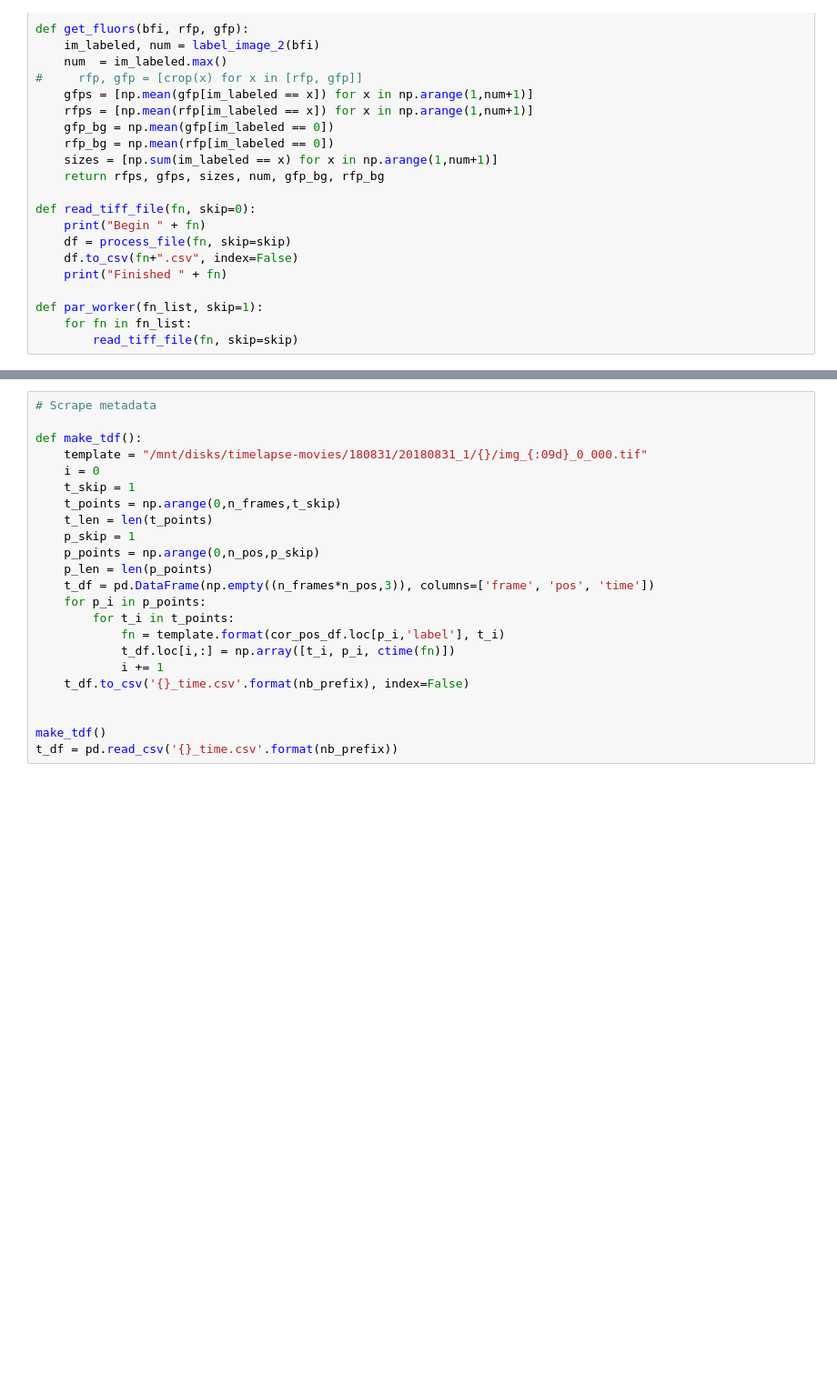
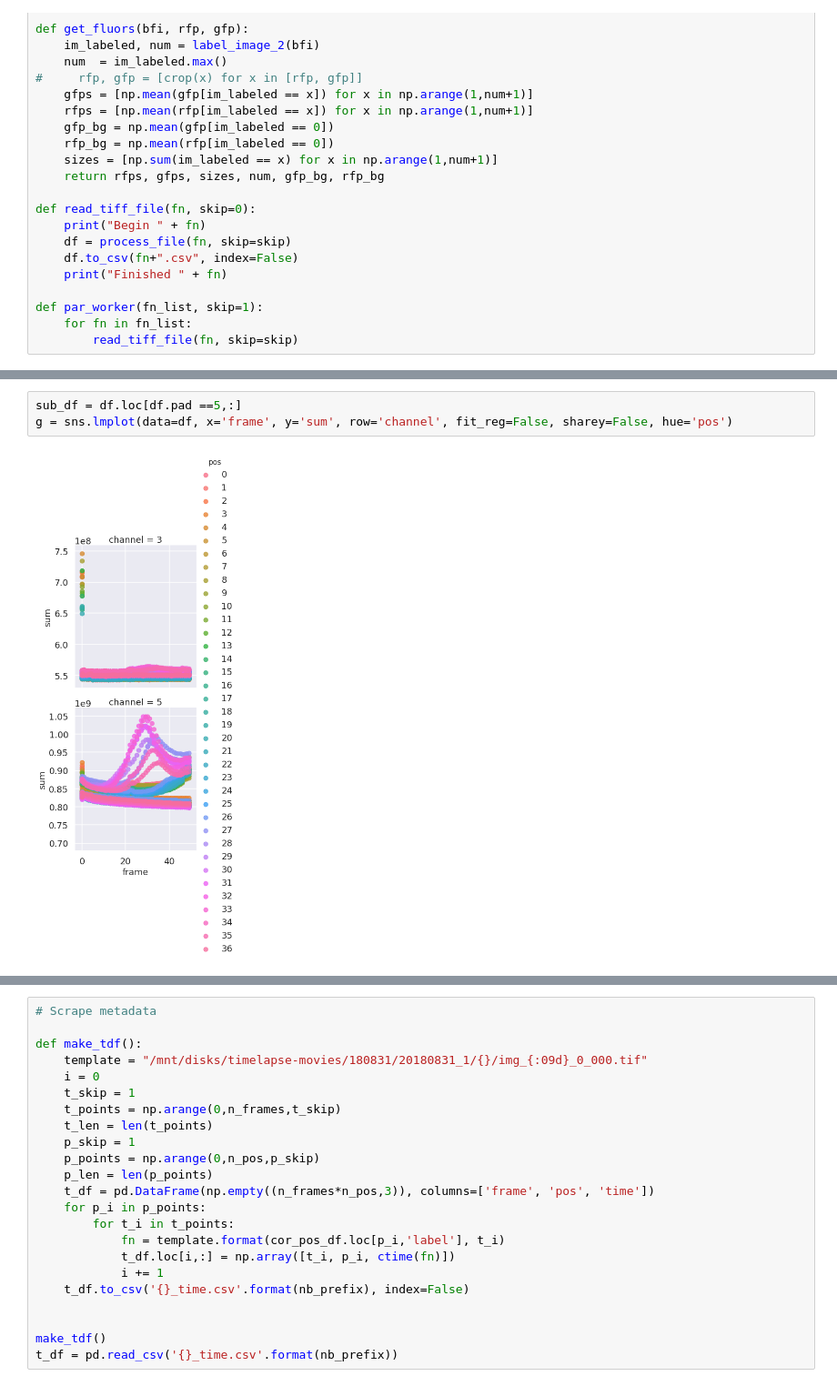
Before and after one commit to boospooky/microscope-movie-analysis, a Jupyter notebook: image_analysis.ipynb, the cells around one changed output, grey strips where cells are left out. Shown: that part at 91% size. Drawn from its saved outputs; the diff is of its cells as text; blank space fills up the shorter version.

```diff
--- a/image_analysis.ipynb
+++ b/image_analysis.ipynb
@@ -468 +439,6 @@ g.axes[1,2].set_title('CFP Strain 2')
+# %%
+sub_df = df.loc[df.pad ==5,:]
+g = sns.lmplot(data=df, x='frame', y='sum', row='channel', fit_reg=False, sharey=False, hue='pos')
+# %% [output]
+[figure, added]
 # %%
```
Also changed, not shown: parts of 7 cells of this notebook.
